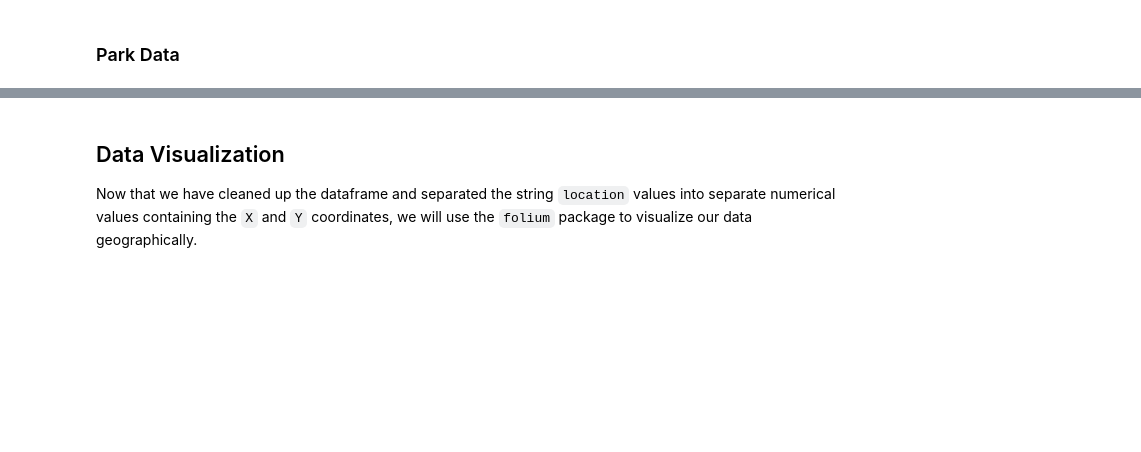
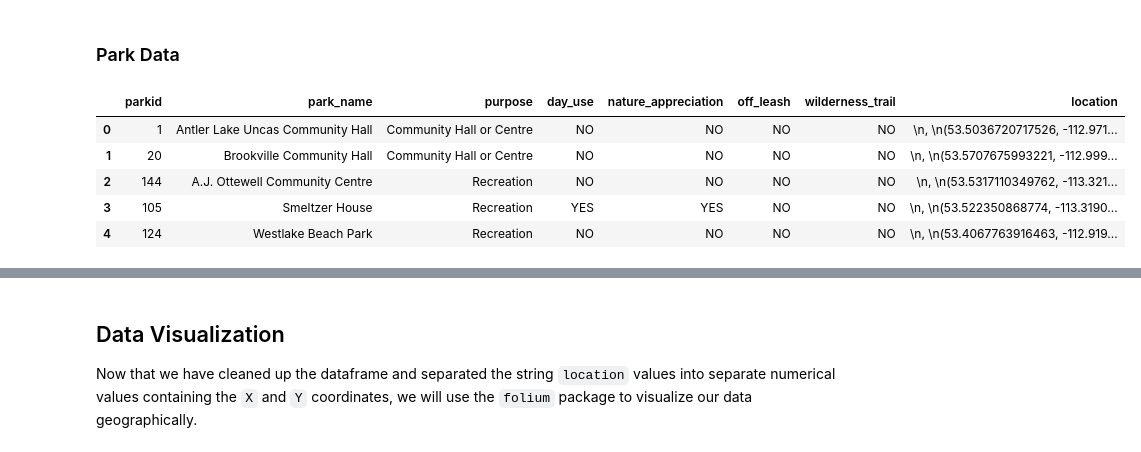
Before and after one commit to callysto/hackathon, a Jupyter notebook: Strathcona-County-Open-Data/Tree/Trees-And-Park-Challenge.ipynb, the cells around one changed output, grey strips where cells are left out. Saved outputs shown, nothing was run; the diff lists cells and outputs as text; code cells hidden in the pictures; blank space fills up the shorter version.

```diff
--- a/Strathcona-County-Open-Data/Tree/Trees-And-Park-Challenge.ipynb
+++ b/Strathcona-County-Open-Data/Tree/Trees-And-Park-Challenge.ipynb
@@ -62,15 +77,26 @@ rawData.head()
 # %%
 # Download park data from API
 # Main Source: "https://data.strathcona.ca/Recreation-Culture/Parks/533n-6rzt"
 # Pick API Tag - I chose the CSV option
 
-# Read and parse data as a pandas CSV
-rawData = pd.read_csv(link)
-
 link_park = "https://data.strathcona.ca/resource/533n-6rzt.csv"
 # Store into CSV
 parkData = pd.read_csv(link_park)
 
+# Remove unused columns
+parkData = parkData.drop(['athletic_park','athletic_park','bmx_skate','campground','cross_country_skiing',\
+              'football', 'golf', 'outdoor_rink','baseball',
+       'playground', 'rugby', 'soccer', 'tennis', 'tot_playground',
+       'volleyball', 'water_recreation', 'x_coord',
+       'y_coord','longitude','latitude'],axis=1)
+# Diplay first few rows
 parkData.head()
+# %% [output]
+|  | parkid | park_name | purpose | day_use | nature_appreciation | off_leash | wilderness_trail | location |
+| 0 | 1 | Antler Lake Uncas Community Hall | Community Hall or Centre | NO | NO | NO | NO | \n, \n(53.5036720717526, -112.971... |
+| 1 | 20 | Brookville Community Hall | Community Hall or Centre | NO | NO | NO | NO | \n, \n(53.5707675993221, -112.999... |
+| 2 | 144 | A.J. Ottewell Community Centre | Recreation | NO | NO | NO | NO | \n, \n(53.5317110349762, -113.321... |
+| 3 | 105 | Smeltzer House | Recreation | YES | YES | NO | NO | \n, \n(53.522350868774, -113.3190... |
+| 4 | 124 | Westlake Beach Park | Recreation | NO | NO | NO | NO | \n, \n(53.4067763916463, -112.919... |
 # %% [markdown]
 ---
```
Also changed, not shown: parts of 22 cells of this notebook, 1 other file.
